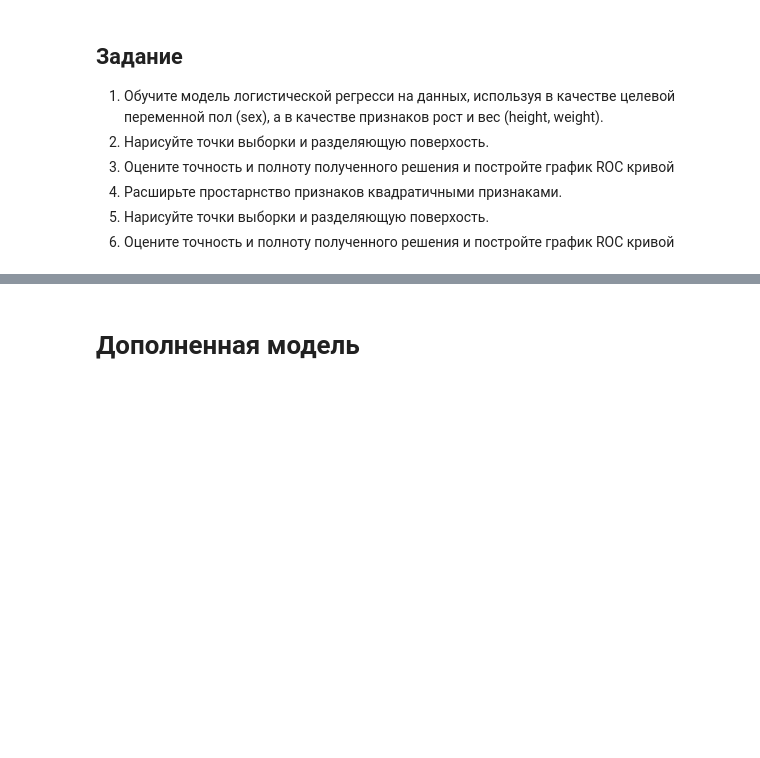
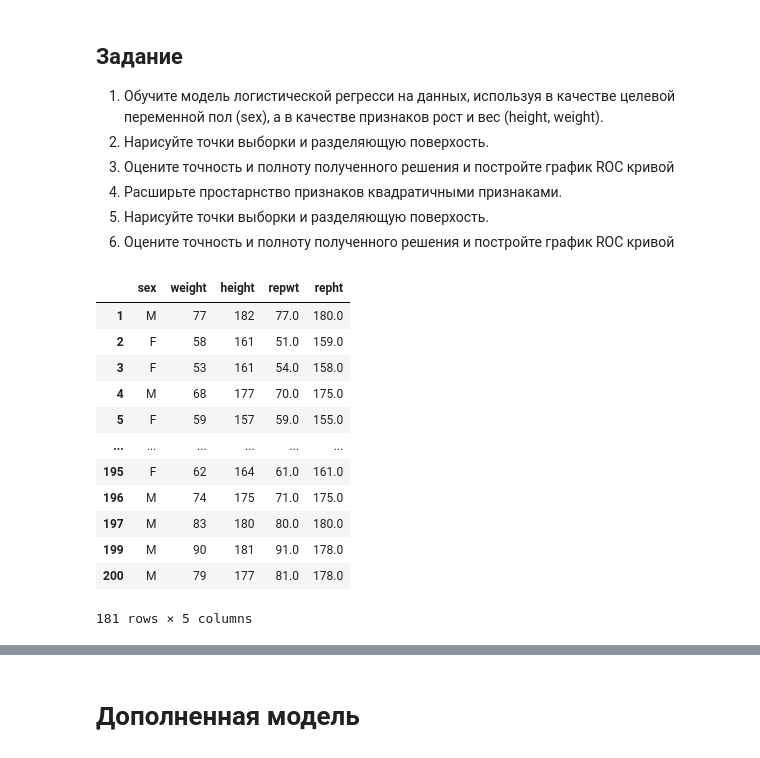
Before and after one commit to JacKira/ML_curse, a Jupyter notebook: 02_LogisticRegression.ipynb, the cells around one changed output, grey strips where cells are left out. Cells and saved outputs as stored; diff of their text form; code cells hidden in the pictures; blank space fills up the shorter version.

```diff
--- a/02_LogisticRegression.ipynb
+++ b/02_LogisticRegression.ipynb
@@ -35,3 +37,22 @@ from sklearn.linear_model import LogisticRegression
 3. Расширьте простарнство признаков квадратичными признаками.
 2. Нарисуйте точки выборки и разделяющую поверхость.
 2. Оцените точность и полноту полученного решения и постройте график ROC кривой
+# %%
+#Load and filtering dataset
+from sklearn.model_selection import train_test_split
+dataset = pd.DataFrame(ds.dropna())
+dataset
+# %% [output]
+|  | sex | weight | height | repwt | repht |
+| 1 | M | 77 | 182 | 77.0 | 180.0 |
+| 2 | F | 58 | 161 | 51.0 | 159.0 |
+| 3 | F | 53 | 161 | 54.0 | 158.0 |
+| 4 | M | 68 | 177 | 70.0 | 175.0 |
+| 5 | F | 59 | 157 | 59.0 | 155.0 |
+| ... | ... | ... | ... | ... | ... |
+| 195 | F | 62 | 164 | 61.0 | 161.0 |
+| 196 | M | 74 | 175 | 71.0 | 175.0 |
+| 197 | M | 83 | 180 | 80.0 | 180.0 |
+| 199 | M | 90 | 181 | 91.0 | 178.0 |
+| 200 | M | 79 | 177 | 81.0 | 178.0 |
+181 rows × 5 columns
```
Also changed, not shown: parts of 16 cells of this notebook.
